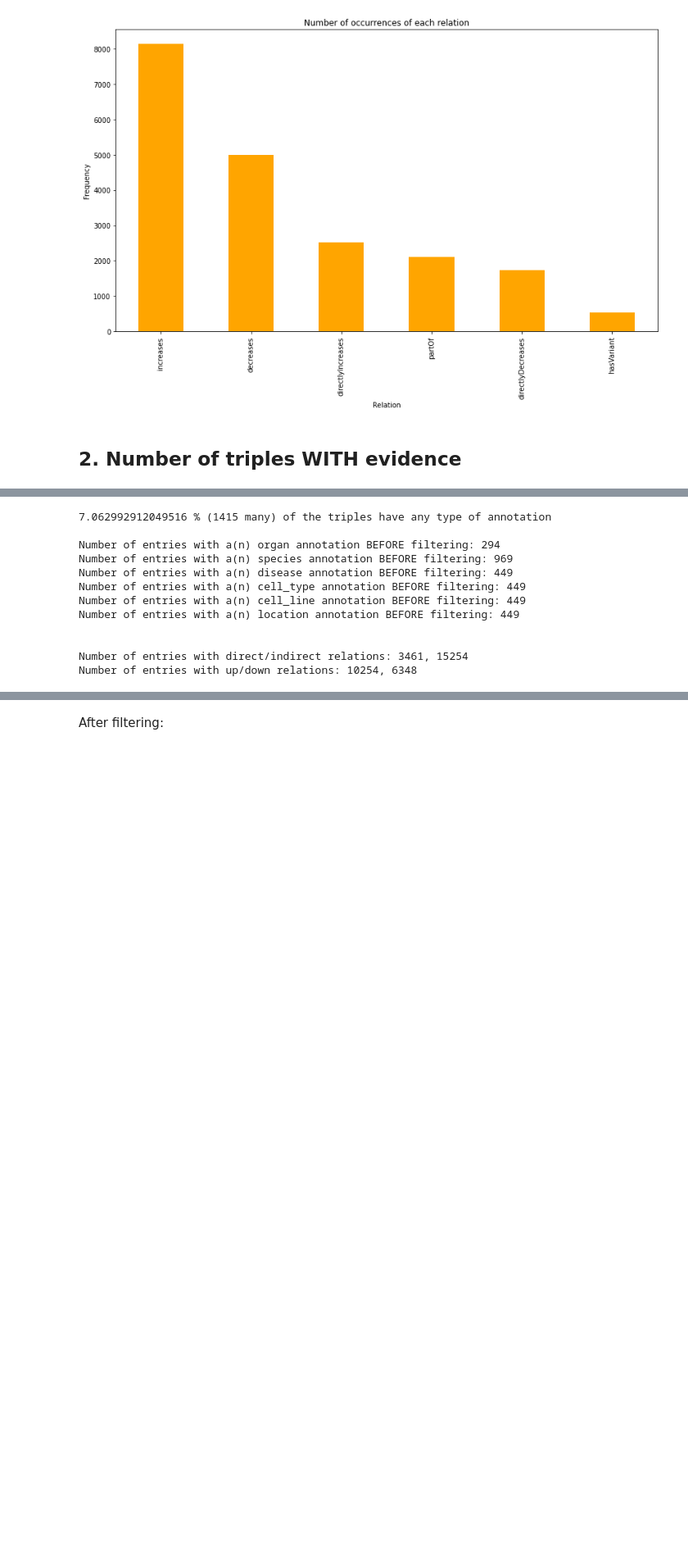
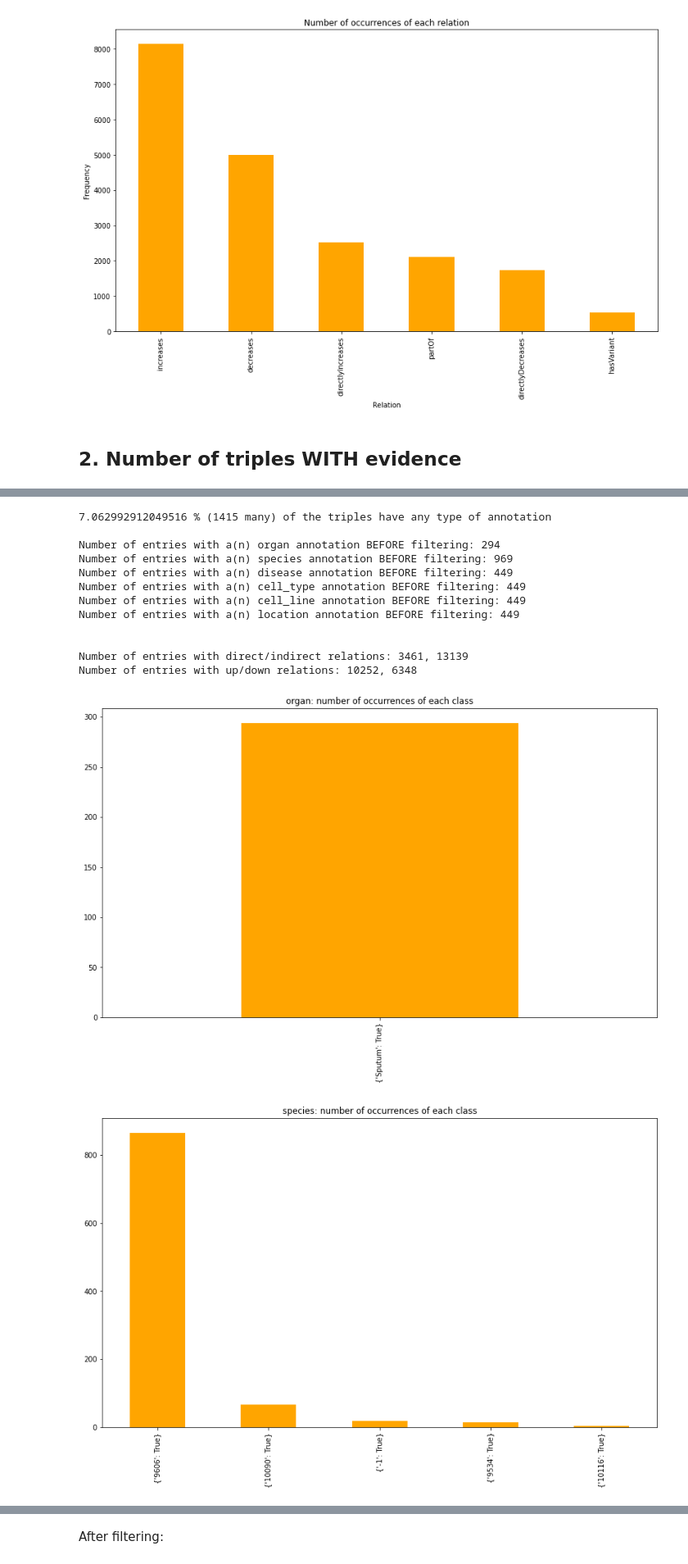
Before and after one commit to stonkgs/stonkgs, a Jupyter notebook: notebooks/indra_data_statistics.ipynb, the cells around one changed output, grey strips where cells are left out. Shown: that part at 82% size. Cells and saved outputs as stored; diff of their text form; code cells hidden in the pictures; blank space fills up the shorter version.

```diff
--- a/notebooks/indra_data_statistics.ipynb
+++ b/notebooks/indra_data_statistics.ipynb
@@ -206,6 +207,8 @@ Text(0, 0.5, 'Frequency')
 # Filter by those entries that have evidence (and that don't have 'No evidence text.')
 entries_with_evidence = all_triple_text_pairs[all_triple_text_pairs['evidence'] is not None and
                                            all_triple_text_pairs['evidence'] != 'No evidence text.']
+entries_with_evidence = entries_with_evidence[entries_with_evidence['evidence'].apply(lambda x: isinstance(x,str))]
+
 # Print percentage
 print(f'{len(entries_with_evidence)/len(all_triple_text_pairs) * 100} % ({len(entries_with_evidence)} many) \
 of the triples have text evidence')
@@ -227,32 +230,43 @@ print(f'{len(entries_with_annotations)/len(all_triple_text_pairs) * 100} % ({len
 of the triples have any type of annotation \n')
 
 # For each annotation type (species etc.) check how many entries there are
 for annotation_type in context_annotations:
     print(f'Number of entries with a(n) {annotation_type} annotation BEFORE filtering: \
 {len(entries_with_evidence[entries_with_evidence[annotation_type].notna()])}')
+
+    # Bar plot for that class
+    entries_with_evidence[entries_with_evidence[annotation_type].notna()][annotation_type].value_counts(). \
+    sort_values(ascending=False)[:20].plot(kind='bar',
+                                           figsize=(14,8),
+                                           color='orange',
+                                           title=f'{annotation_type}: number of occurrences of each class')
+    plt.show()
+
 print('\n')
 
 
 # Check number of direct/indirect relations
 entries_direct = entries_with_evidence[entries_with_evidence["relation"].isin(DIRECT_RELATIONS)]
 entries_indirect = entries_with_evidence[entries_with_evidence["relation"].isin(INDIRECT_RELATIONS)]
 
 # Check number of up/down relations
 entries_up = entries_with_evidence[entries_with_evidence["relation"].isin(UP_RELATIONS)]
 entries_down = entries_with_evidence[entries_with_evidence["relation"].isin(DOWN_RELATIONS)]
 
 print(f'Number of entries with direct/indirect relations: {len(entries_direct)}, {len(entries_indirect)}')
 print(f'Number of entries with up/down relations: {len(entries_up)}, {len(entries_down)}')
 # %% [output]
 7.062992912049516 % (1415 many) of the triples have any type of annotation
 
 Number of entries with a(n) organ annotation BEFORE filtering: 294
 Number of entries with a(n) species annotation BEFORE filtering: 969
 Number of entries with a(n) disease annotation BEFORE filtering: 449
 Number of entries with a(n) cell_type annotation BEFORE filtering: 449
 Number of entries with a(n) cell_line annotation BEFORE filtering: 449
 Number of entries with a(n) location annotation BEFORE filtering: 449
 
 
-Number of entries with direct/indirect relations: 3461, 15254
-Number of entries with up/down relations: 10254, 6348
+Number of entries with direct/indirect relations: 3461, 13139
+Number of entries with up/down relations: 10252, 6348
+[figure, added]
+[figure, added]
```
Also changed, not shown: parts of 20 cells of this notebook.
